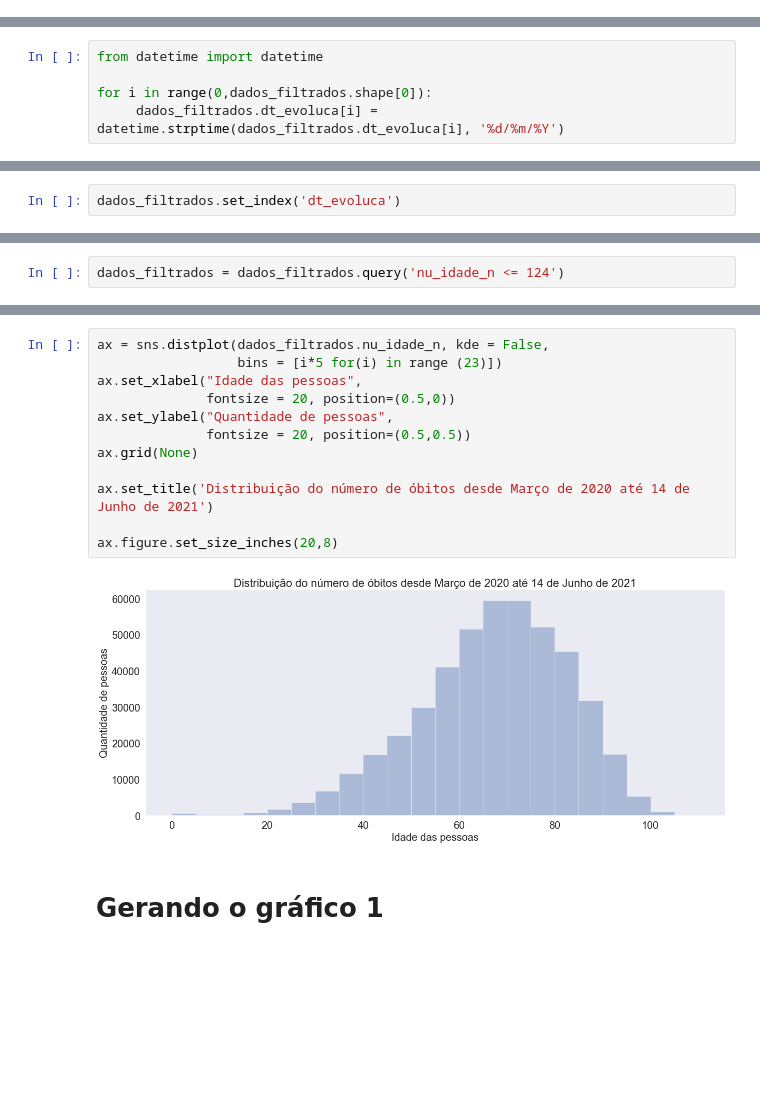
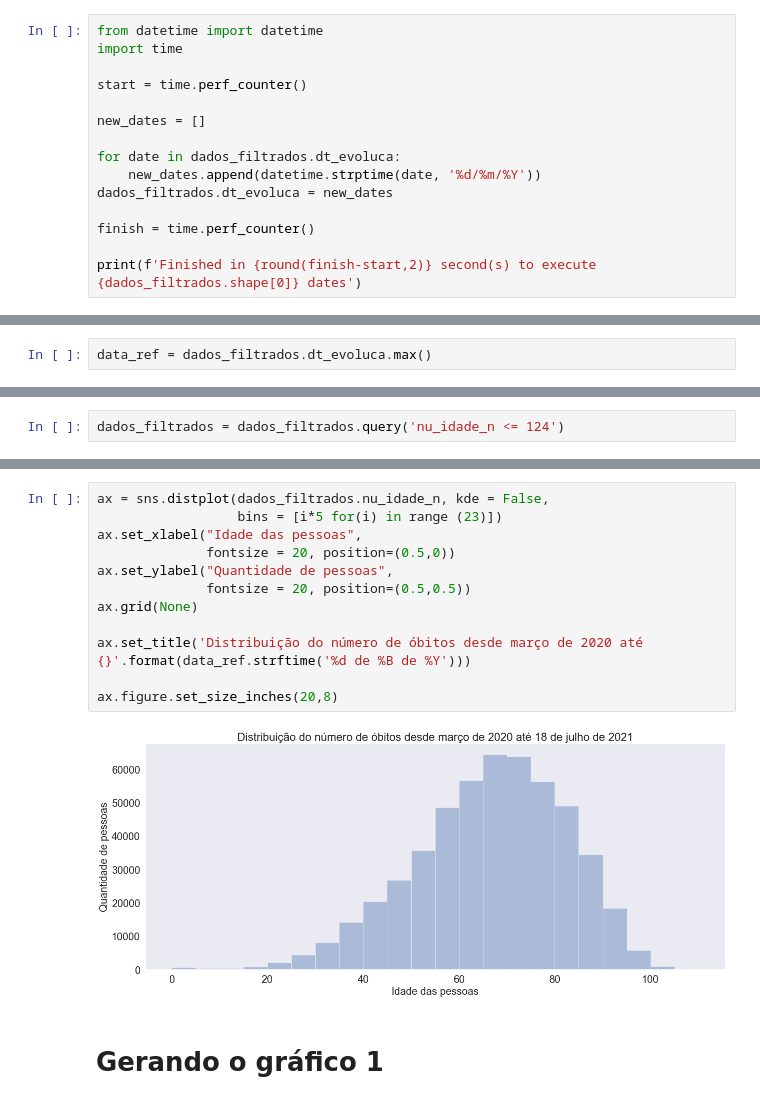
Before and after one commit to fumioq/An-lise_COVID_Brasil, a Jupyter notebook: Análise de mortes por idade.ipynb, the cells around one changed output, grey strips where cells are left out. Saved outputs shown, nothing was run; the diff lists cells and outputs as text; blank space fills up the shorter version.

```diff
--- a/Análise de mortes por idade.ipynb
+++ b/Análise de mortes por idade.ipynb
@@ -106,3 +119,18 @@ dados_filtrados.reset_index(inplace=True)
+# %%
+from datetime import datetime
+import time
+
+start = time.perf_counter()
+
+new_dates = []
+
+for date in dados_filtrados.dt_evoluca:
+    new_dates.append(datetime.strptime(date, '%d/%m/%Y'))
+dados_filtrados.dt_evoluca = new_dates
+
+finish = time.perf_counter()
+
+print(f'Finished in {round(finish-start,2)} second(s) to execute {dados_filtrados.shape[0]} dates')
 # %%
 dados_filtrados.head()
 # %% [output]
@@ -123,5 +142,0 @@ dados_filtrados.head()
-# %%
-from datetime import datetime
-
-for i in range(0,dados_filtrados.shape[0]):
-     dados_filtrados.dt_evoluca[i] = datetime.strptime(dados_filtrados.dt_evoluca[i], '%d/%m/%Y')
@@ -145,2 +142,0 @@ dados_filtrados.describe()
-# %%
-dados_filtrados.set_index('dt_evoluca')
@@ -168,3 +145,5 @@ dados_filtrados.index.max()
+# %%
+data_ref = dados_filtrados.dt_evoluca.max()
 # %% [markdown]
 ## Procurando outliers
 # %%
@@ -182,17 +162,17 @@ sns.set(font_scale = 1.8)
 # %%
 ax = sns.distplot(dados_filtrados.nu_idade_n, kde = False,
                   bins = [i*5 for(i) in range (23)])
 ax.set_xlabel("Idade das pessoas",
               fontsize = 20, position=(0.5,0))
 ax.set_ylabel("Quantidade de pessoas",
               fontsize = 20, position=(0.5,0.5))
 ax.grid(None)
 
-ax.set_title('Distribuição do número de óbitos desde Março de 2020 até 14 de Junho de 2021')
+ax.set_title('Distribuição do número de óbitos desde março de 2020 até {}'.format(data_ref.strftime('%d de %B de %Y')))
 
 ax.figure.set_size_inches(20,8)
 # %% [output]
-[figure, old version]
+[figure, new version]
 # %% [markdown]
 # Gerando o gráfico 1
 # %%
```
Also changed, not shown: parts of 53 cells of this notebook.
